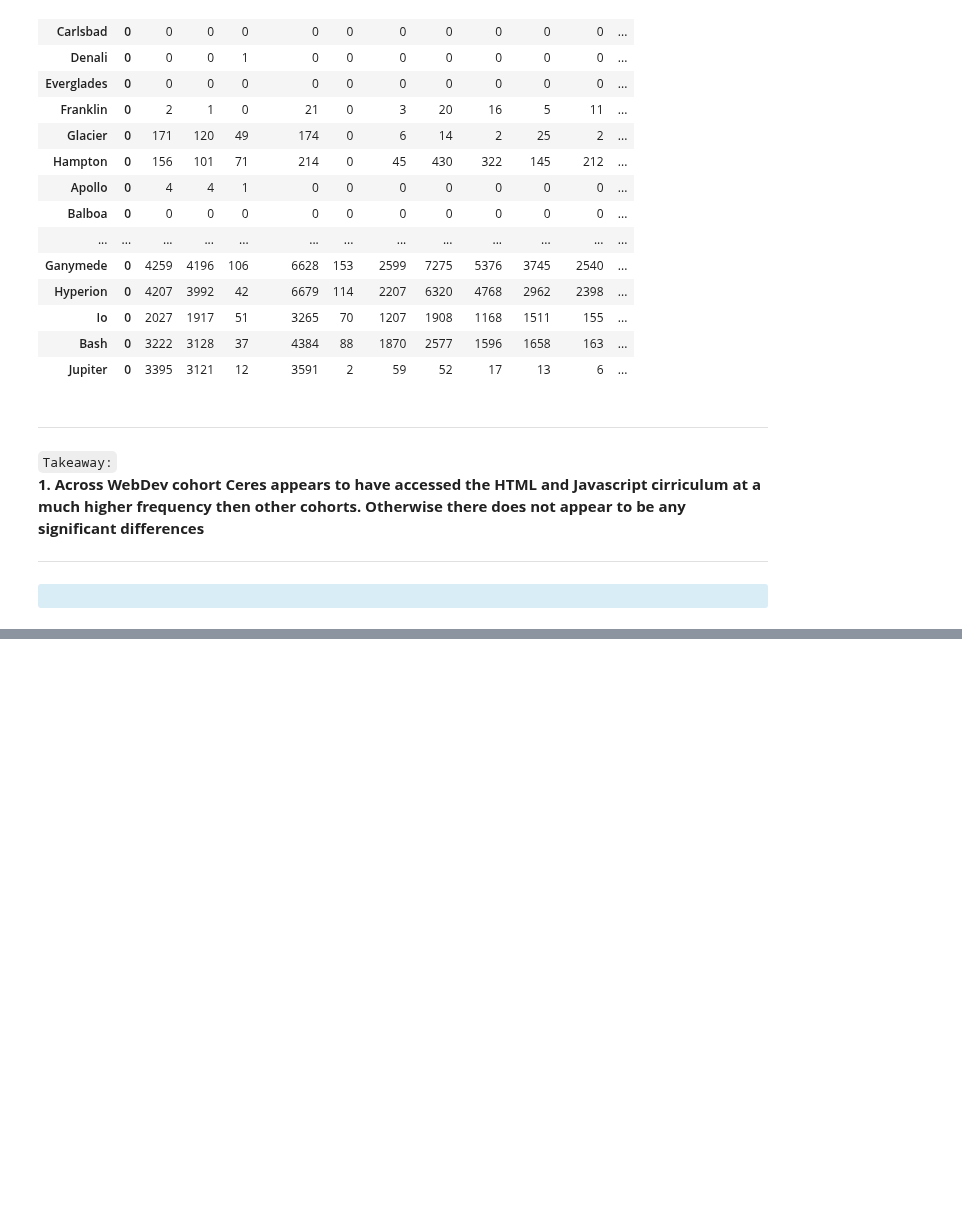
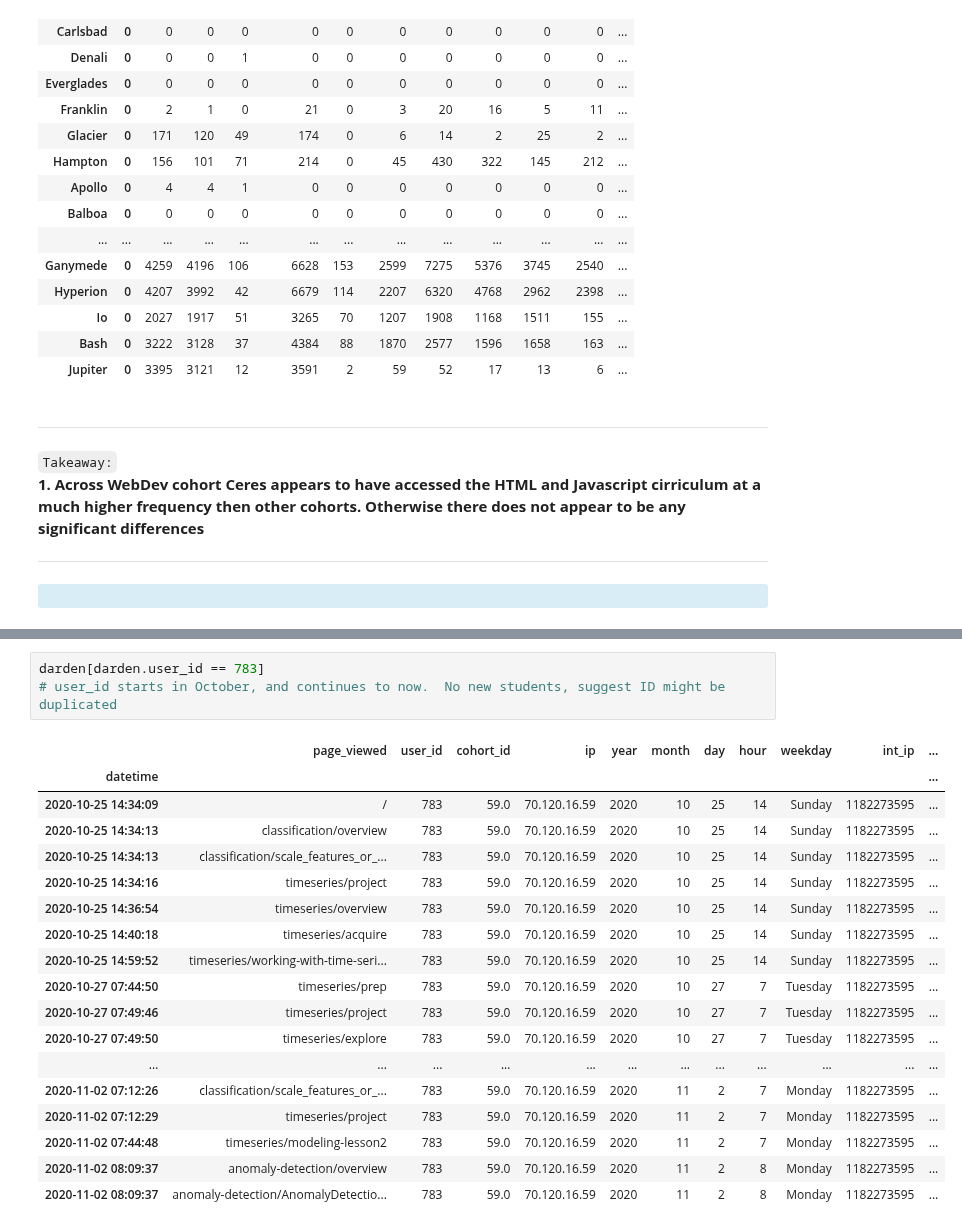
Before and after one commit to CSolitaire/anomaly-detection-exercises, a Jupyter notebook: anomaly_detection_mini_project.ipynb, the cells around one changed output, grey strips where cells are left out. Drawn from its saved outputs; the diff is of its cells as text; blank space fills up the shorter version.

```diff
--- a/anomaly_detection_mini_project.ipynb
+++ b/anomaly_detection_mini_project.ipynb
@@ -705,0 +893,22 @@ combined_web
+# %%
+darden[darden.user_id == 783]
+# user_id starts in October, and continues to now.  No new students, suggest ID might be duplicated
+# %% [output]
+|  | page_viewed | user_id | cohort_id | ip | year | month | day | hour | weekday | int_ip | ... |
+| datetime |  |  |  |  |  |  |  |  |  |  | ... |
+| 2020-10-25 14:34:09 | / | 783 | 59.0 | 70.120.16.59 | 2020 | 10 | 25 | 14 | Sunday | 1182273595 | ... |
+| 2020-10-25 14:34:13 | classification/overview | 783 | 59.0 | 70.120.16.59 | 2020 | 10 | 25 | 14 | Sunday | 1182273595 | ... |
+| 2020-10-25 14:34:13 | classification/scale_features_or_... | 783 | 59.0 | 70.120.16.59 | 2020 | 10 | 25 | 14 | Sunday | 1182273595 | ... |
+| 2020-10-25 14:34:16 | timeseries/project | 783 | 59.0 | 70.120.16.59 | 2020 | 10 | 25 | 14 | Sunday | 1182273595 | ... |
+| 2020-10-25 14:36:54 | timeseries/overview | 783 | 59.0 | 70.120.16.59 | 2020 | 10 | 25 | 14 | Sunday | 1182273595 | ... |
+| 2020-10-25 14:40:18 | timeseries/acquire | 783 | 59.0 | 70.120.16.59 | 2020 | 10 | 25 | 14 | Sunday | 1182273595 | ... |
+| 2020-10-25 14:59:52 | timeseries/working-with-time-seri... | 783 | 59.0 | 70.120.16.59 | 2020 | 10 | 25 | 14 | Sunday | 1182273595 | ... |
+| 2020-10-27 07:44:50 | timeseries/prep | 783 | 59.0 | 70.120.16.59 | 2020 | 10 | 27 | 7 | Tuesday | 1182273595 | ... |
+| 2020-10-27 07:49:46 | timeseries/project | 783 | 59.0 | 70.120.16.59 | 2020 | 10 | 27 | 7 | Tuesday | 1182273595 | ... |
+| 2020-10-27 07:49:50 | timeseries/explore | 783 | 59.0 | 70.120.16.59 | 2020 | 10 | 27 | 7 | Tuesday | 1182273595 | ... |
+| ... | ... | ... | ... | ... | ... | ... | ... | ... | ... | ... | ... |
+| 2020-11-02 07:12:26 | classification/scale_features_or_... | 783 | 59.0 | 70.120.16.59 | 2020 | 11 | 2 | 7 | Monday | 1182273595 | ... |
+| 2020-11-02 07:12:29 | timeseries/project | 783 | 59.0 | 70.120.16.59 | 2020 | 11 | 2 | 7 | Monday | 1182273595 | ... |
+| 2020-11-02 07:44:48 | timeseries/modeling-lesson2 | 783 | 59.0 | 70.120.16.59 | 2020 | 11 | 2 | 7 | Monday | 1182273595 | ... |
+| 2020-11-02 08:09:37 | anomaly-detection/overview | 783 | 59.0 | 70.120.16.59 | 2020 | 11 | 2 | 8 | Monday | 1182273595 | ... |
+| 2020-11-02 08:09:37 | anomaly-detection/AnomalyDetectio... | 783 | 59.0 | 70.120.16.59 | 2020 | 11 | 2 | 8 | Monday | 1182273595 | ... |
```
Also changed, not shown: parts of 25 cells of this notebook.
